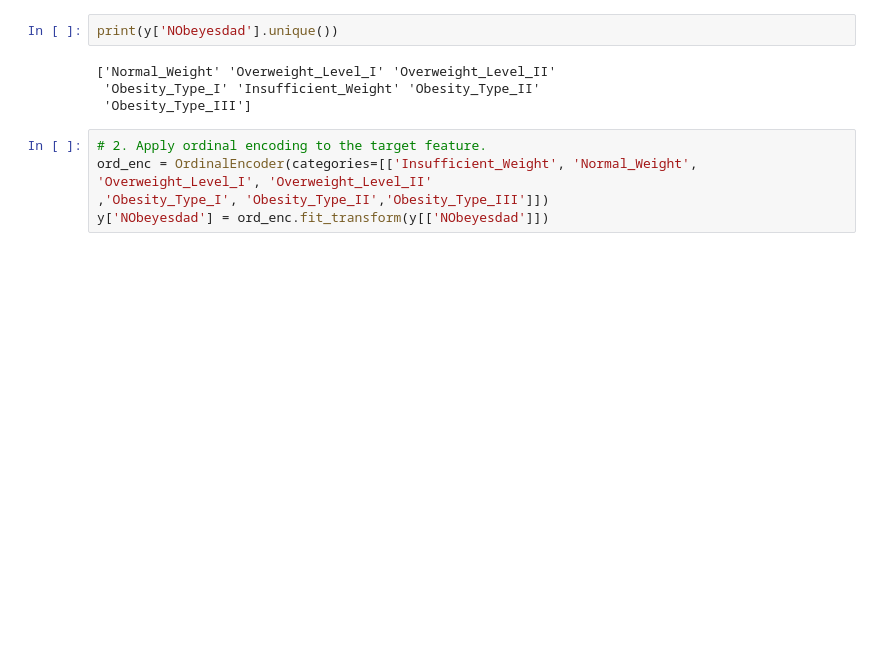
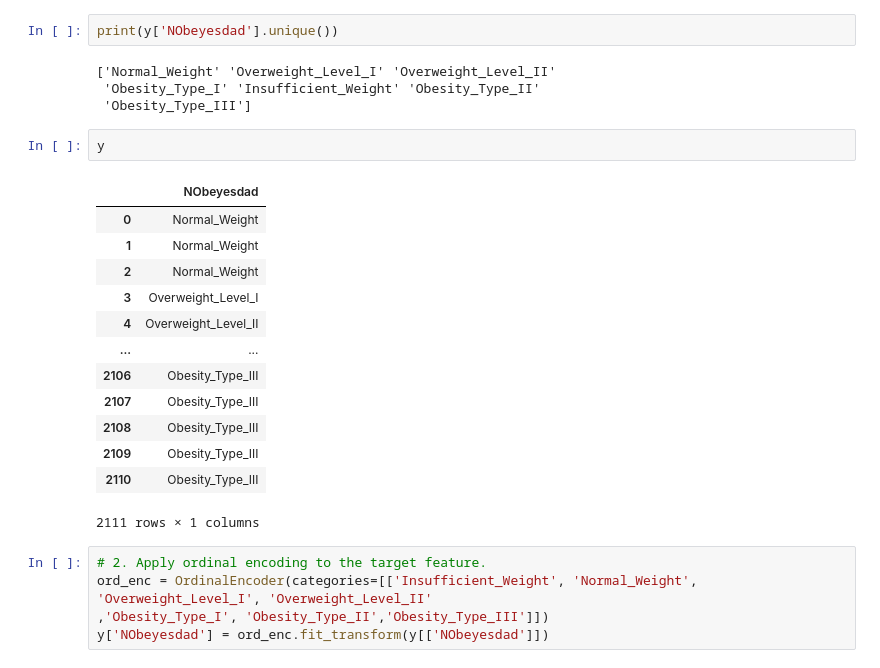
Before and after one commit to minhvyha/PredictifyMeNoteBook, a Jupyter notebook: ML/obesity_prediction.ipynb, the cells around one changed output. Cells and saved outputs as stored; diff of their text form; blank space fills up the shorter version.

```diff
--- a/ML/obesity_prediction.ipynb
+++ b/ML/obesity_prediction.ipynb
@@ -234,6 +266,22 @@ print(y['NObeyesdad'].unique())
 ['Normal_Weight' 'Overweight_Level_I' 'Overweight_Level_II'
  'Obesity_Type_I' 'Insufficient_Weight' 'Obesity_Type_II'
  'Obesity_Type_III']
+# %%
+y
+# %% [output]
+|  | NObeyesdad |
+| 0 | Normal_Weight |
+| 1 | Normal_Weight |
+| 2 | Normal_Weight |
+| 3 | Overweight_Level_I |
+| 4 | Overweight_Level_II |
+| ... | ... |
+| 2106 | Obesity_Type_III |
+| 2107 | Obesity_Type_III |
+| 2108 | Obesity_Type_III |
+| 2109 | Obesity_Type_III |
+| 2110 | Obesity_Type_III |
+2111 rows × 1 columns
 # %%
 # 2. Apply ordinal encoding to the target feature.
 ord_enc = OrdinalEncoder(categories=[['Insufficient_Weight', 'Normal_Weight', 'Overweight_Level_I', 'Overweight_Level_II'
```
Also changed, not shown: parts of 7 cells of this notebook, 2 other files.
